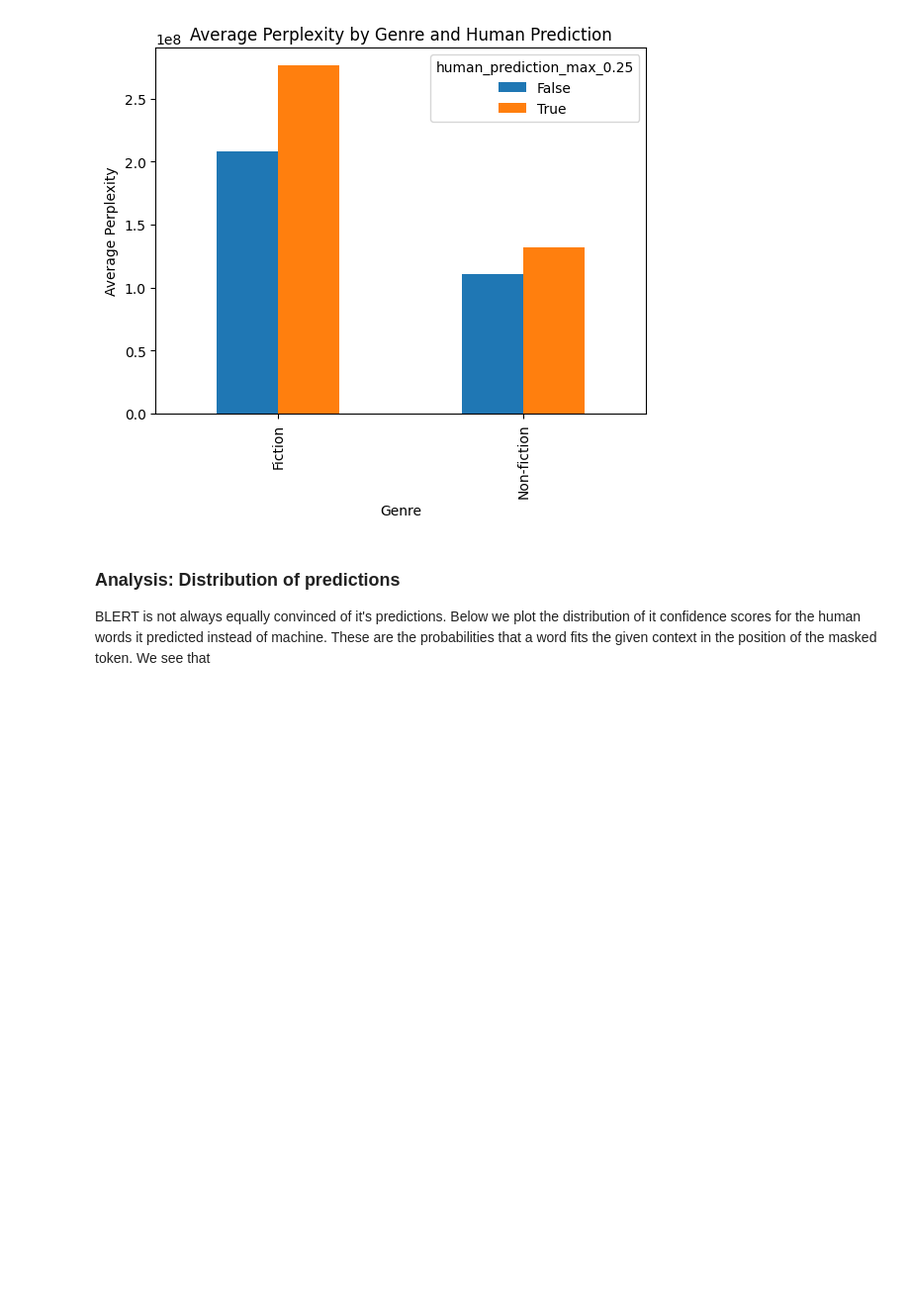
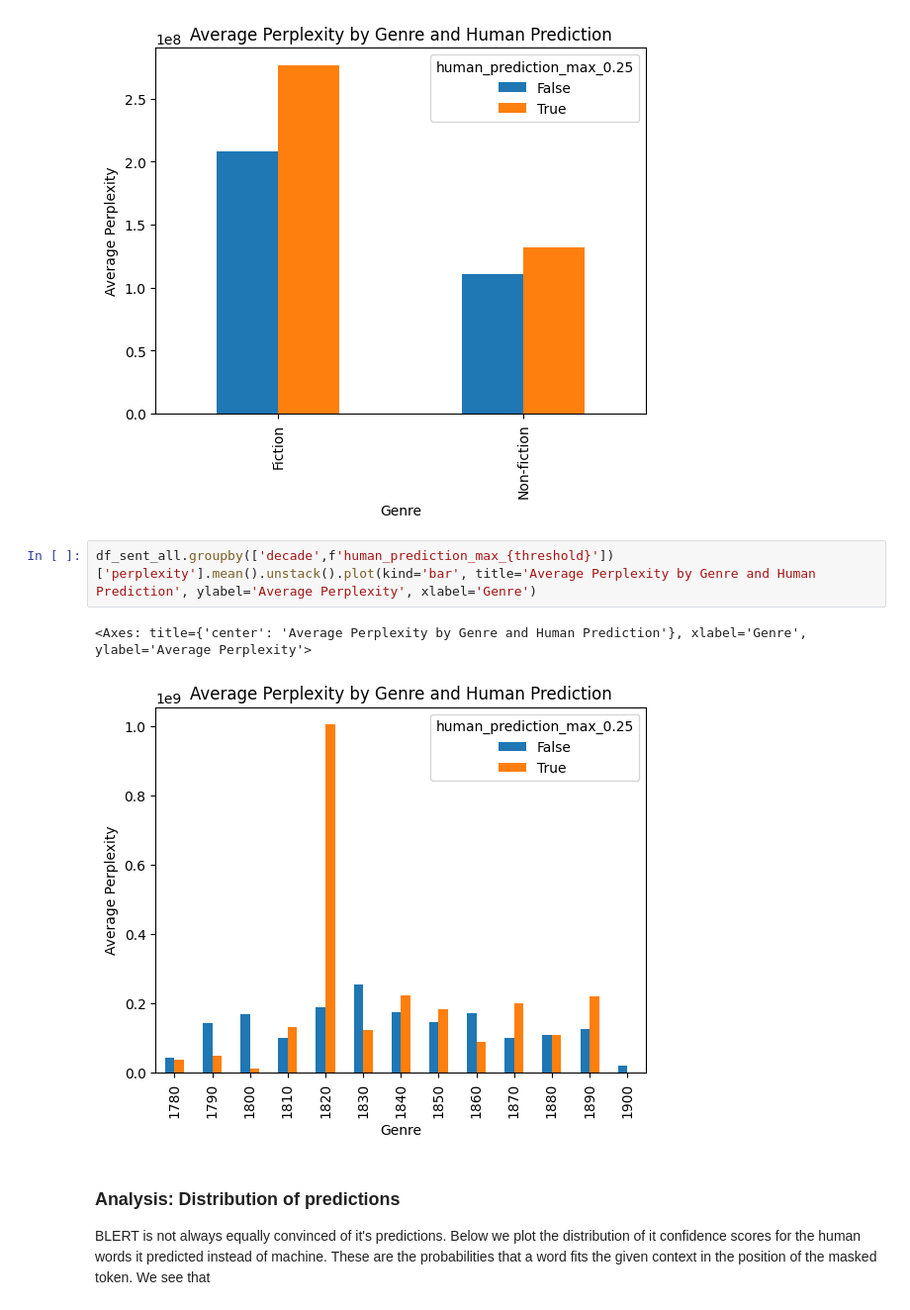
Before and after one commit to Text-Machine/mask-predict, a Jupyter notebook: chr-paper-machine.ipynb, the cells around one changed output. Shown at 99% size. Drawn from its saved outputs; the diff is of its cells as text; blank space fills up the shorter version.

```diff
--- a/chr-paper-machine.ipynb
+++ b/chr-paper-machine.ipynb
@@ -154,6 +159,11 @@ df_sent_all.groupby(['genre',f'human_prediction_max_{threshold}'])['perplexity']
 # %% [output]
 <Axes: title={'center': 'Average Perplexity by Genre and Human Prediction'}, xlabel='Genre', ylabel='Average Perplexity'>
 [figure]
+# %%
+df_sent_all.groupby(['decade',f'human_prediction_max_{threshold}'])['perplexity'].mean().unstack().plot(kind='bar', title='Average Perplexity by Genre and Human Prediction', ylabel='Average Perplexity', xlabel='Genre')
+# %% [output]
+<Axes: title={'center': 'Average Perplexity by Genre and Human Prediction'}, xlabel='Genre', ylabel='Average Perplexity'>
+[figure, added]
 # %% [markdown]
 ### Analysis: Distribution of predictions
 
```
Also changed, not shown: parts of 1 cell of this notebook, 2 other files.
